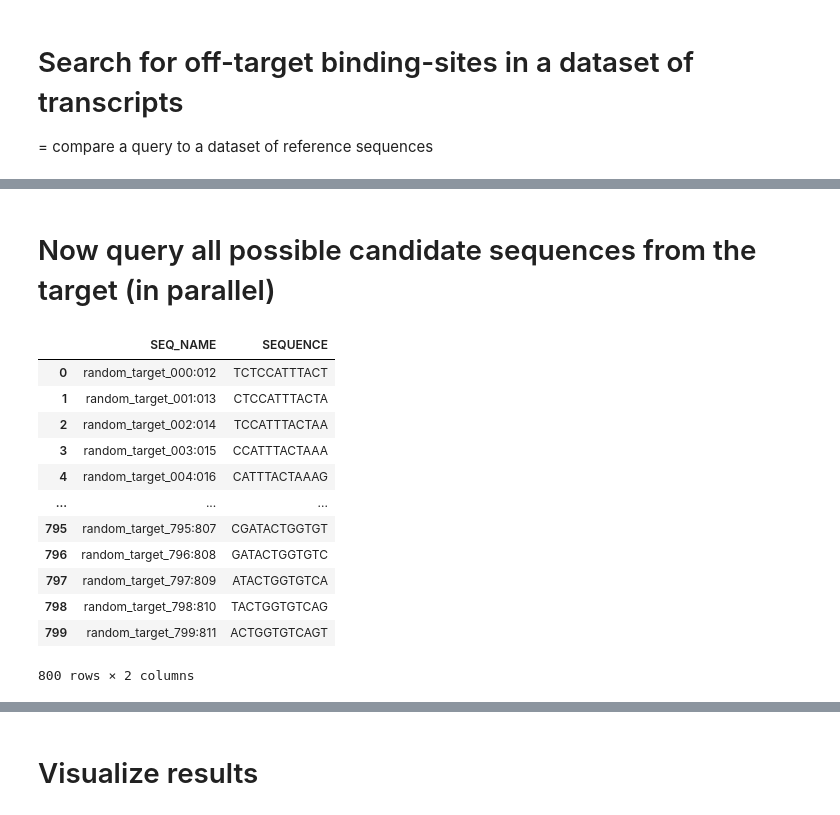
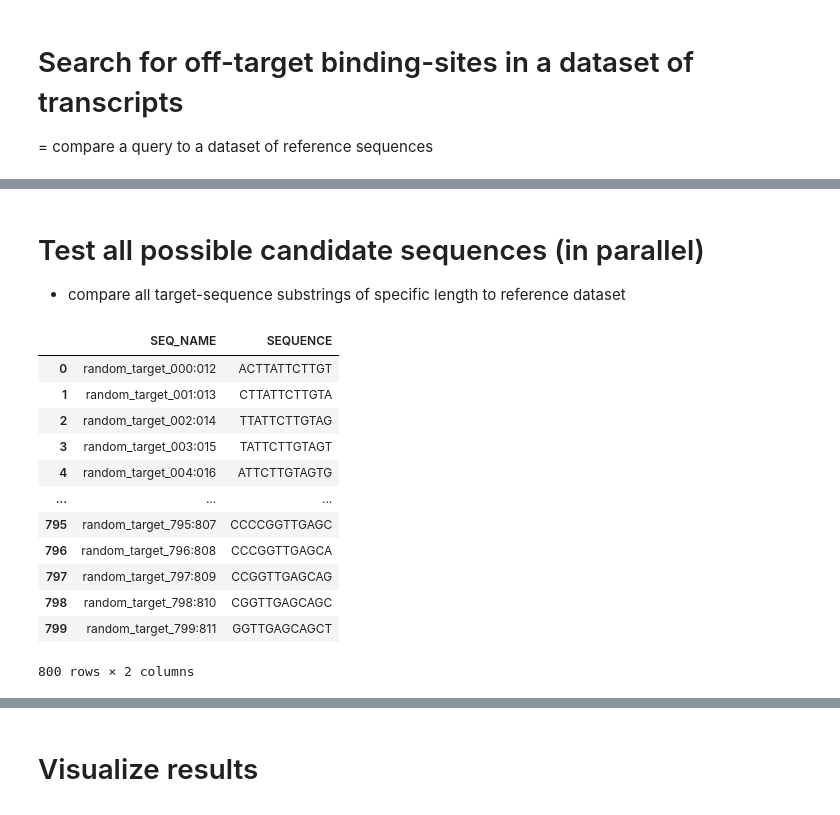
Before and after one commit to Q1vy/iGEM2025-TRAPS-Software-and-Modelling, a Jupyter notebook: target_search_test.ipynb, the cells around one changed output, grey strips where cells are left out. Drawn from its saved outputs; the diff is of its cells as text; code cells hidden in the pictures.

```diff
--- a/target_search_test.ipynb
+++ b/target_search_test.ipynb
@@ -52,0 +56,6 @@ sc_jit(random_seq(10), random_seq(10));    # call it once so that numba compiles
+# %%
+query = pd.Series({"SEQ_NAME": "rand_candidate",  "SEQUENCE": random_seq(size = 6)})        # the query sequence i.e. a candidate binding sequence for the target
+ref   = pd.Series({"SEQ_NAME": "rand_transcript", "SEQUENCE": random_seq(size = 1200)})     # The reference to check against, i.e. a transcript from the transcriptome in this example
+# instead of the name being the variable name and the sequence its value, this more approach is choses as is nicely generalises to lists of querys and lists of references which can be stored as pandas.DataFrames
+
+display(pd.DataFrame([query, ref]) )
@@ -190,34 +196,36 @@ results_R.sort_values("boltzmann factor")
 # summarize interaction of query with reference dataset #       # now that we have a huge and detailed list of the interaction with every of the thousands of reference sequences (i.e. transcripts), we need to summarize again to only a few metrics telling how much this query sequence interacts with the references overall
 #-------------------------------------------------------#
 
-# now that we have a huge and detailed list of the sequence comparison with every of the thousands of reference sequences (i.e. transcripts), we need to summarize again to only a few metrics telling how much this query sequence interacts with the references overall
+VIR_max = 10
+
 query_summary = {"SEQUENCE": query.SEQUENCE, "SEQ_NAME": query.SEQ_NAME}
 for i, col in enumerate(["identical match", "1nt mismatch", "2nt mismatch", "boltzmann factor"]): # iterate over all the metrics that should be summarized
 
     metRic = results_R[col]             # results of comparing the query i.e. candidate sequence against the Reference dataset. metrics from references -> metRic
     meTric = results_T[col][0]          # results of comparing the query i.e. candidate sequence against the Target sequence.   metrics from target   -> meTric
+
     if use_weights:               # weighted metric -> wetric
         wetRic =  results_R[col] * results_R["WEIGHT"]
         weTric = (results_T[col] * results_T["WEIGHT"])[0]
 
-    if "match" in col:          # the mismatch count data is not re-normalized
-        insert = ""
-        norm = 1
-        norw = 1
+    insert = ""
+    norm = 1
+    norw = 1
+    if "match" in col: pass     # the mismatch count data is not re-normalized
     elif "oltzman" in col:      # for the Boltzmann factor it is compared to the Boltzmann factor of the query sequence --> relative comparison of query binding to the target vs transcripts
-        insert = " r2t"         # relative to target
+        insert = " r2t"         # = "relative to target"
         norm = meTric
         if use_weights: norw = weTric
 
 
-    selec = ((metRic > sorted(metRic)[-min(20, len(metRic))]) | (metRic == metRic.max()) * (metRic != metRic.min())) ## (metRic > sorted(metRic)[-20]) returns the 15th largest value, also ever value equal to the largest one is included. Overrulling everything else is the exclusion of the min value
-    VIR = results_R.iloc[metRic[selec].sort_values(ascending = False).index].SEQ_NAME  # Very Important References ;
+    selec = ((metRic > sorted(metRic)[-min(VIR_max, len(metRic))]) | (metRic == metRic.max()) * (metRic != metRic.min())) ## (metRic > sorted(metRic)[-10]) returns the 10th largest value, also ever value equal to the largest one is included. Overrulling everything else is the exclusion of the min value
+    VIR = results_R.iloc[metRic[selec].sort_values(ascending = False).index].SEQ_NAME  # Very Important References i.e. those with strong offtarget binding sites
     query_summary[ col + f" max" + insert] = metRic.max() / norm        # What was the highest number of off-target binding sites on a single reference i.e. transcript
     query_summary[ col + f" sum" + insert] = metRic.sum() / norm        # What was the  total  number of off-target binding sites on the whole reference dataset i.e. transcriptome
     query_summary[ col + " VIR"] = VIR.tolist()
 
     if use_weights:
-        selec = ((wetRic > sorted(wetRic)[-min(20, len(wetRic))]) | (wetRic == wetRic.max()) * (wetRic != wetRic.min())) ## (metRic > sorted(metRic)[-20]) returns the 15th largest value, also ever value equal to the largest one is included. Overrulling everything else is the exclusion of the min value
+        selec = ((wetRic > sorted(wetRic)[-min(VIR_max, len(wetRic))]) | (wetRic == wetRic.max()) * (wetRic != wetRic.min())) ## (metRic > sorted(metRic)[-10]) returns the 10th largest value, also ever value equal to the largest one is included. Overrulling everything else is the exclusion of the min value
         VIR = results_R.iloc[wetRic[selec].sort_values(ascending = False).index].SEQ_NAME  # Very Important References ;
         query_summary[ col + f" W.max" + insert] = wetRic.max() / norw        # What was the highest number of off-target binding sites on a single reference i.e. transcript
         query_summary[ col + f" W.sum" + insert] = wetRic.sum() / norw        # What was the  total  number of off-target binding sites on the whole reference dataset i.e. transcriptome
@@ -235,10 +243,9 @@ for i, col in enumerate(["identical match", "1nt mismatch", "2nt mismatch", "bol
             mag = -int(np.floor(np.log10(x))-digits+1)
             return np.round(x, mag).astype([int, float][int(mag > 0)])
 
-
         sy = 1  # weighted data is shown in the same plot, but needs a seperate, rescaled y-axis. sy is this rescaling factor
         if use_weights:
-            if detailed_search_results[col].max() != 0 and (detailed_search_results[col]*detailed_search_results.WEIGHT).max() != 0 and (detailed_search_results[col]*detailed_search_results.WEIGHT).min() >= 0:
+            if detailed_search_results[col].max() != 0 and (detailed_search_results[col]*detailed_search_results.WEIGHT).max() != 0 and (detailed_search_results[col]*detailed_search_results.WEIGHT).min() >= 0: # avoid divide by zero in case of no data
                 sy = detailed_search_results[col].max() / (detailed_search_results[col]*detailed_search_results.WEIGHT).max() # internal rescaling factor for the split y axis
 
         xmax = len(metRic)
@@ -527,31 +541,31 @@ query_eval_summary(query_dataset.sample(), target_sequence, reference_dataset, T
 # %% [markdown]
 
-# Now query all possible candidate sequences from the target (in parallel)
+# Test all possible candidate sequences (in parallel)
+ - compare all target-sequence substrings of specific length to reference dataset
 # %%
 binding_site_len = 12  # length of the binding sites (8-12 for pumby)
 plot = False
-save_path = ".temp"
 
-# generate input sequences
-reference_dataset = pd.DataFrame([{"SEQ_NAME": f"random_transcript_#{i:04d}", "SEQUENCE": random_seq(size = 1200),                   "WEIGHT": np.random.poisson(5)/5} for i in range(7000)])  # The reference to check against, i.e. a transcript from the transcriptome in this example
-target_sequence   = pd.Series(    {"SEQ_NAME": "random_target",               "SEQUENCE": random_seq(size = 800+binding_site_len),   "WEIGHT": 1})                                             # The sequence from which we want ot find the best/unique binding site
+# generate random input sequences for this test
+reference_dataset = pd.DataFrame([{"SEQ_NAME": f"random_transcript_#{i:04d}", "SEQUENCE": random_seq(size = 1200), "WEIGHT": (np.random.poisson(5))**3 / 205} for i in range(7000)])      # The references to check against, i.e. the transcriptome in this example
+target_sequence   = pd.Series(    {"SEQ_NAME": "random_target",               "SEQUENCE": random_seq(size = 800+binding_site_len),   "WEIGHT": 1})                                        # The sequence from which we want ot find the best/unique binding site
 
 # retrieve all possible binding sites of the target sequence
 query_dataset = pd.DataFrame([{"SEQ_NAME": target_sequence.SEQ_NAME + f"_{k:03d}:{k+binding_site_len:03d}", "SEQUENCE":target_sequence.SEQUENCE[k:k+binding_site_len]} for k in range(len(target_sequence.SEQUENCE)-binding_site_len)] )
-query_dataset
+display(query_dataset)
 # %% [output]
 |  | SEQ_NAME | SEQUENCE |
-| 0 | random_target_000:012 | TCTCCATTTACT |
-| 1 | random_target_001:013 | CTCCATTTACTA |
-| 2 | random_target_002:014 | TCCATTTACTAA |
-| 3 | random_target_003:015 | CCATTTACTAAA |
-| 4 | random_target_004:016 | CATTTACTAAAG |
+| 0 | random_target_000:012 | ACTTATTCTTGT |
+| 1 | random_target_001:013 | CTTATTCTTGTA |
+| 2 | random_target_002:014 | TTATTCTTGTAG |
+| 3 | random_target_003:015 | TATTCTTGTAGT |
+| 4 | random_target_004:016 | ATTCTTGTAGTG |
 | ... | ... | ... |
-| 795 | random_target_795:807 | CGATACTGGTGT |
-| 796 | random_target_796:808 | GATACTGGTGTC |
-| 797 | random_target_797:809 | ATACTGGTGTCA |
-| 798 | random_target_798:810 | TACTGGTGTCAG |
-| 799 | random_target_799:811 | ACTGGTGTCAGT |
+| 795 | random_target_795:807 | CCCCGGTTGAGC |
+| 796 | random_target_796:808 | CCCGGTTGAGCA |
+| 797 | random_target_797:809 | CCGGTTGAGCAG |
+| 798 | random_target_798:810 | CGGTTGAGCAGC |
+| 799 | random_target_799:811 | GGTTGAGCAGCT |
 800 rows × 2 columns
 # %%
 #-------------------------------#
```
Also changed, not shown: parts of 21 cells of this notebook, 3 other files.
